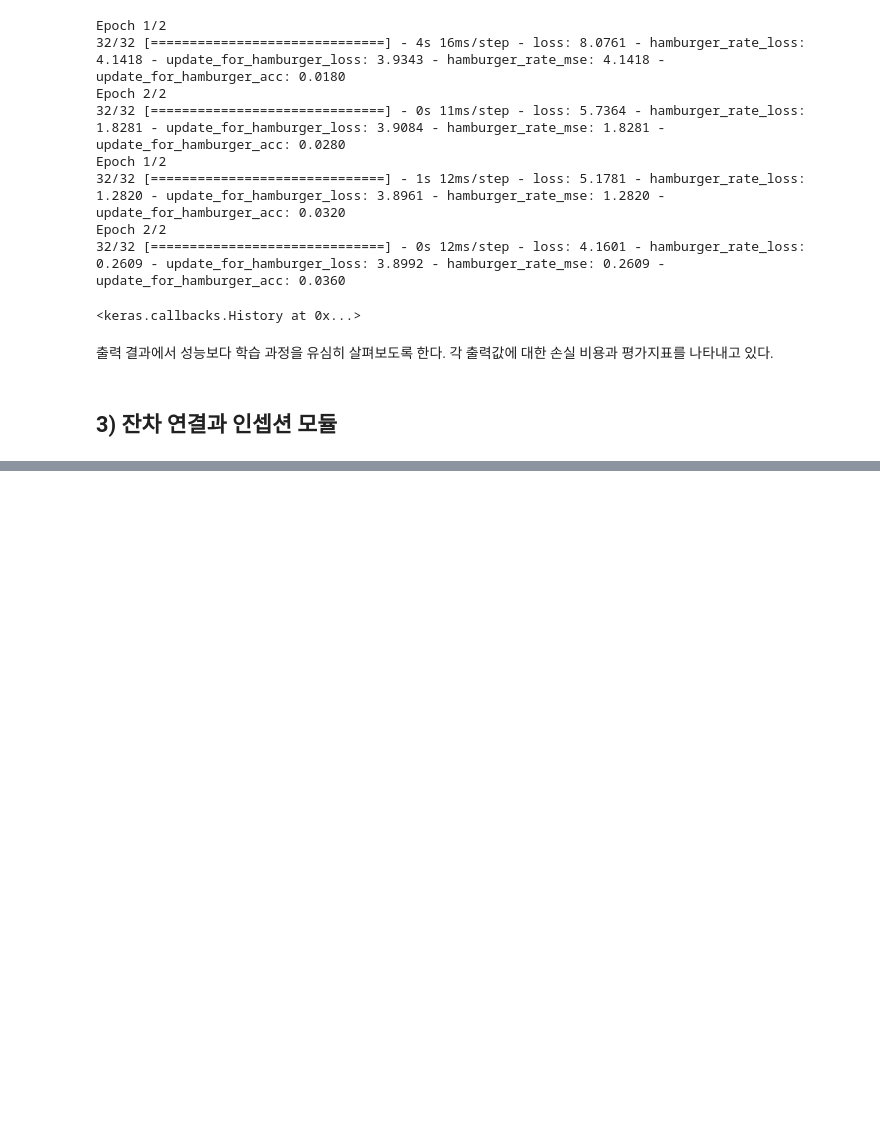
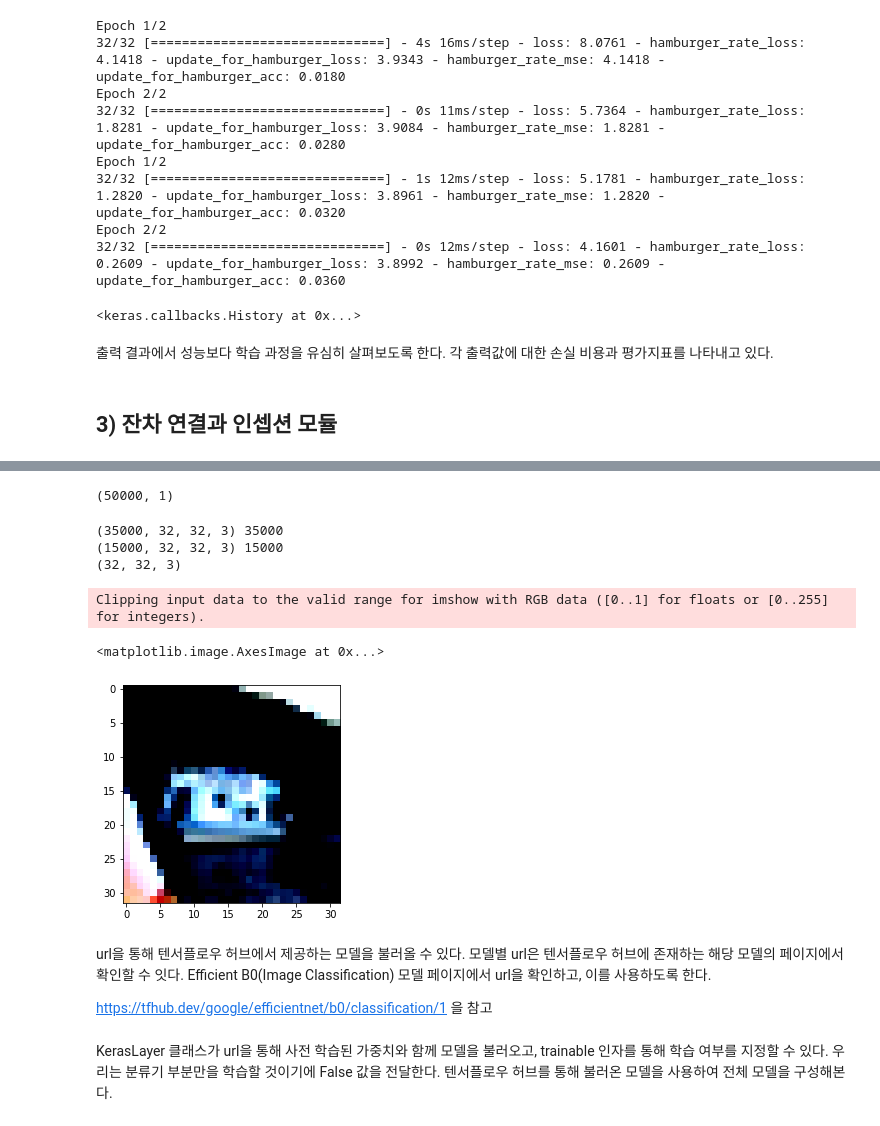
Before and after one commit to spacemaninSeoul/justpractice, a Jupyter notebook: composition_methods_of_keras.ipynb, the cells around one changed output, grey strips where cells are left out. Drawn from its saved outputs; the diff is of its cells as text; code cells hidden in the pictures; blank space fills up the shorter version.

```diff
--- a/composition_methods_of_keras.ipynb
+++ b/composition_methods_of_keras.ipynb
@@ -365,0 +558,6 @@ Epoch 2/2
+# %%
+# CIFAR-10 데이터셋 불러오기
+from tensorflow.keras.datasets import cifar10
+import numpy as np
+
+(x_train, y_train), (x_test, y_test) = cifar10.load_data()
@@ -365,0 +602,36 @@ Epoch 2/2
+# %%
+y_train.shape
+# %% [output]
+(50000, 1)
+# %%
+# 평균과 표준편차는 채널별로 구한다.
+x_mean = np.mean(x_train, axis = (0 , 1, 2))
+x_std = np.std(x_train, axis = (0 , 1, 2))
+
+x_train = (x_train - x_mean) / x_std
+x_test = (x_test - x_mean) / x_std
+# %%
+from sklearn.model_selection import train_test_split
+x_train, x_val, y_train, y_val = train_test_split(x_train, y_train, test_size = 0.3)
+
+print(x_train.shape, len(y_train))
+print(x_val.shape, len(y_val))
+
+img_shape = x_train.shape[1:]
+print(img_shape)
+# %% [output]
+(35000, 32, 32, 3) 35000
+(15000, 32, 32, 3) 15000
+(32, 32, 3)
+# %%
+import matplotlib.pyplot as plt
+plt.imshow(x_train[3])
+# %% [output]
+Clipping input data to the valid range for imshow with RGB data ([0..1] for floats or [0..255] for integers).
+<matplotlib.image.AxesImage at 0x...>
+[figure, added]
+# %% [markdown]
+url을 통해 텐서플로우 허브에서 제공하는 모델을 불러올 수 있다. 모델별 url은 텐서플로우 허브에 존재하는 해당 모델의 페이지에서 확인할 수 잇다. Efficient B0(Image Classification) 모델 페이지에서 url을 확인하고, 이를 사용하도록 한다.
+
+https://tfhub.dev/google/efficientnet/b0/classification/1
+을 참고
@@ -365,0 +644,2 @@ Epoch 2/2
+# %% [markdown]
+KerasLayer 클래스가 url을 통해 사전 학습된 가중치와 함께 모델을 불러오고, trainable 인자를 통해 학습 여부를 지정할 수 있다. 우리는 분류기 부분만을 학습할 것이기에 False 값을 전달한다. 텐서플로우 허브를 통해 불러온 모델을 사용하여 전체 모델을 구성해본다.
```
Also changed, not shown: parts of 30 cells of this notebook.
